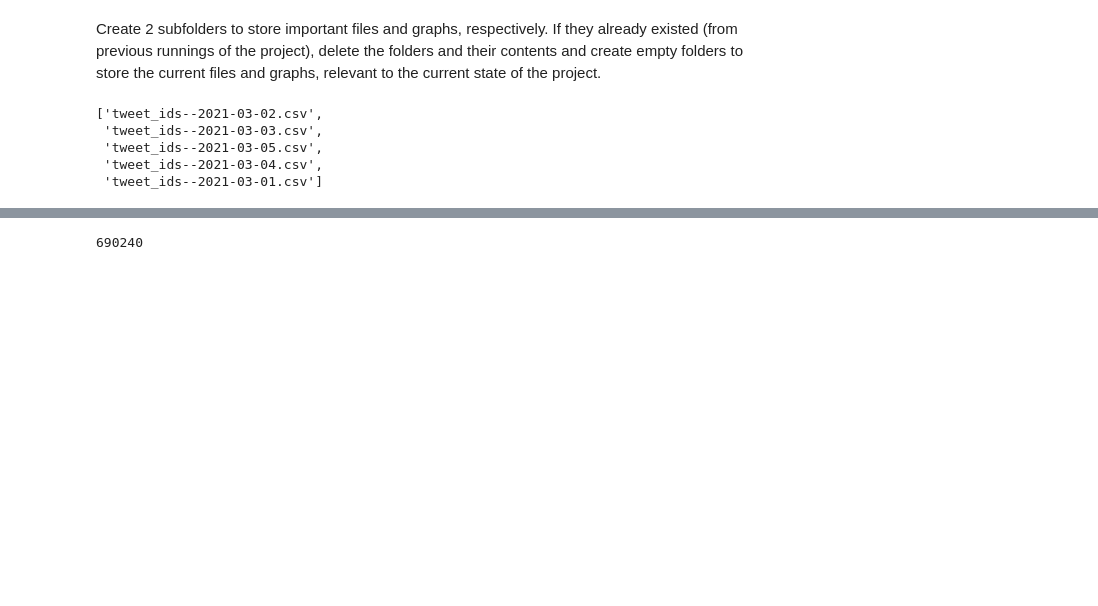
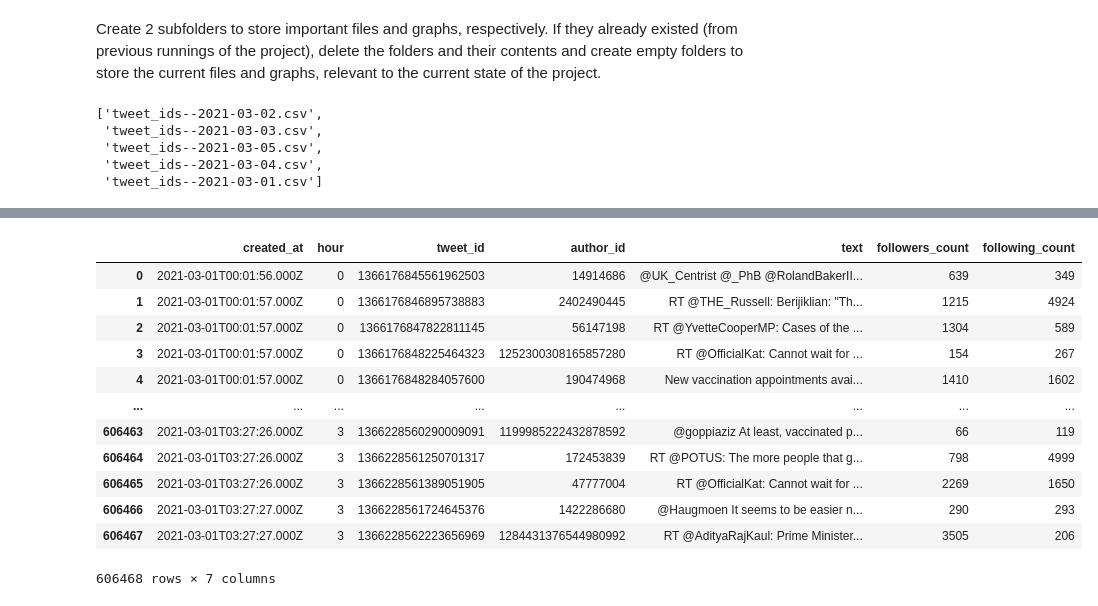
Before and after one commit to andreistoica12/research-internship, a Jupyter notebook: covaxxy.ipynb, the cells around one changed output, grey strips where cells are left out. Cells and saved outputs as stored; diff of their text form; code cells hidden in the pictures; blank space fills up the shorter version.

```diff
--- a/covaxxy.ipynb
+++ b/covaxxy.ipynb
@@ -65,4 +71,16 @@ pandas.core.series.Series
 # %%
-first_batch['author_id'].size
+first_batch
 # %% [output]
+|  | created_at | hour | tweet_id | author_id | text | followers_count | following_count |
+| 0 | 2021-03-01T00:01:56.000Z | 0 | 1366176845561962503 | 14914686 | @UK_Centrist @_PhB @RolandBakerII... | 639 | 349 |
+| 1 | 2021-03-01T00:01:57.000Z | 0 | 1366176846895738883 | 2402490445 | RT @THE_Russell: Berijiklian: "Th... | 1215 | 4924 |
+| 2 | 2021-03-01T00:01:57.000Z | 0 | 1366176847822811145 | 56147198 | RT @YvetteCooperMP: Cases of the ... | 1304 | 589 |
+| 3 | 2021-03-01T00:01:57.000Z | 0 | 1366176848225464323 | 1252300308165857280 | RT @OfficialKat: Cannot wait for ... | 154 | 267 |
+| 4 | 2021-03-01T00:01:57.000Z | 0 | 1366176848284057600 | 190474968 | New vaccination appointments avai... | 1410 | 1602 |
+| ... | ... | ... | ... | ... | ... | ... | ... |
+| 606463 | 2021-03-01T03:27:26.000Z | 3 | 1366228560290009091 | 1199985222432878592 | @goppiaziz At least, vaccinated p... | 66 | 119 |
+| 606464 | 2021-03-01T03:27:26.000Z | 3 | 1366228561250701317 | 172453839 | RT @POTUS: The more people that g... | 798 | 4999 |
+| 606465 | 2021-03-01T03:27:26.000Z | 3 | 1366228561389051905 | 47777004 | RT @OfficialKat: Cannot wait for ... | 2269 | 1650 |
+| 606466 | 2021-03-01T03:27:27.000Z | 3 | 1366228561724645376 | 1422286680 | @Haugmoen It seems to be easier n... | 290 | 293 |
+| 606467 | 2021-03-01T03:27:27.000Z | 3 | 1366228562223656969 | 1284431376544980992 | RT @AdityaRajKaul: Prime Minister... | 3505 | 206 |
-690240
+606468 rows × 7 columns
```
Also changed, not shown: parts of 13 cells of this notebook.
